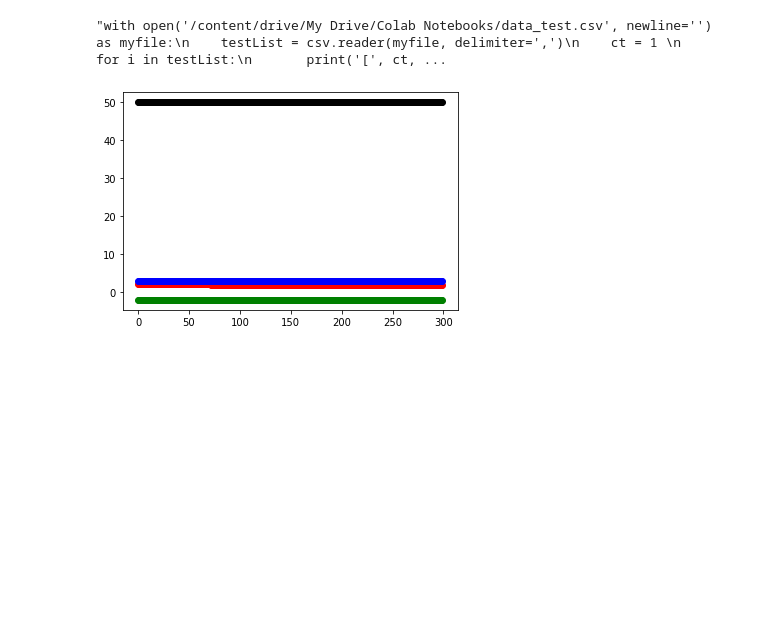
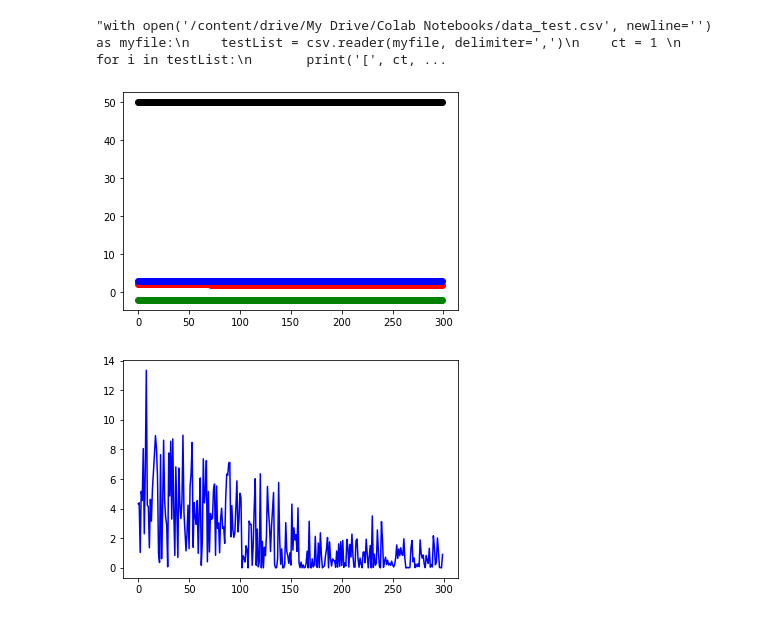
Before and after one commit to seyoung911/ClearWater, a Jupyter notebook: assignment04.ipynb, the cells around one changed output. Cells and saved outputs as stored; diff of their text form; code cells hidden in the pictures; blank space fills up the shorter version.

Commit message:
data_train 이용 , training error (cost function) 모든 과정 plot

```diff
--- a/assignment04.ipynb
+++ b/assignment04.ipynb
@@ -80,30 +80,34 @@ def calculate_mse(w0, w1, w2, w3, xdata, ydata, zdata, hdata):
 
 
 # ************Gradient Discent 직접 구현해야함. 여기에서 자구 type 에러뜸
 
 for i in range(trainingNum):
     cost_list.append(calculate_mse(w0, w1, w2, w3, x_data[i], y_data[i], z_data[i], h_data[i]))
 
     h_pred = w1 * x_data[i] + w2* y_data[i]+ w3 * z_data[i] + w0  # The current predicted value of Y
     dw1_list.append(x_data[i] * (h_pred - h_data[i]) * (1/n))  #  **********float 은 iterable하지않다?***질문
     dw2_list.append(y_data[i] * (h_pred - h_data[i]) * (1/n))
     dw3_list.append(z_data[i] * (h_pred - h_data[i]) * (1/n))
     dw0_list.append((h_pred - h_data[i]) *(1/n)) # 변화량
     w1_list.append(w1 - L * dw1_list[i]) # w1 업데이트
     w2_list.append(w2 - L * dw2_list[i])
     w3_list.append(w3 - L * dw3_list[i])
     w0_list.append(w0 - L * dw0_list[i]) #  c 업데이트
     w1 = (w1 - L * dw1_list[i])
     w2 = (w2 - L * dw2_list[i])
     w3 = (w3 - L * dw3_list[i])
     w0 = (w0 - L * dw0_list[i])
 
 list_test = []
 result_test = []
 plt.scatter([i for i in range(len(w0_list))],w0_list,color='black')
 plt.scatter([i for i in range(len(w1_list))],w1_list,color='red')
 plt.scatter([i for i in range(len(w2_list))],w2_list,color='green')
 plt.scatter([i for i in range(len(w3_list))],w3_list,color='blue')
 plt.show()
+
+plt.plot([i for i in range(len(cost_list))], cost_list, c = 'b')
+plt.show()
 # %% [output]
 [figure]
+[figure, added]
```
